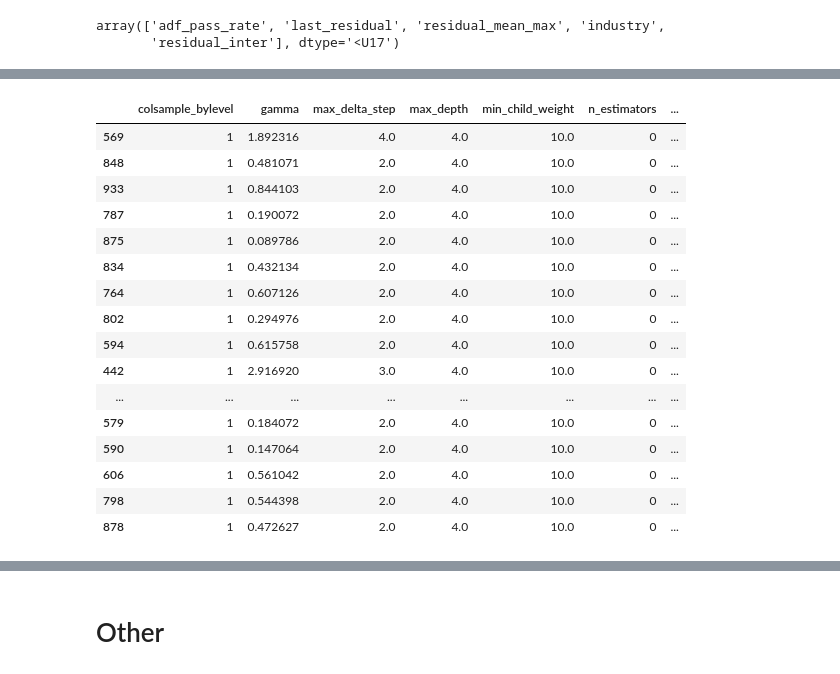
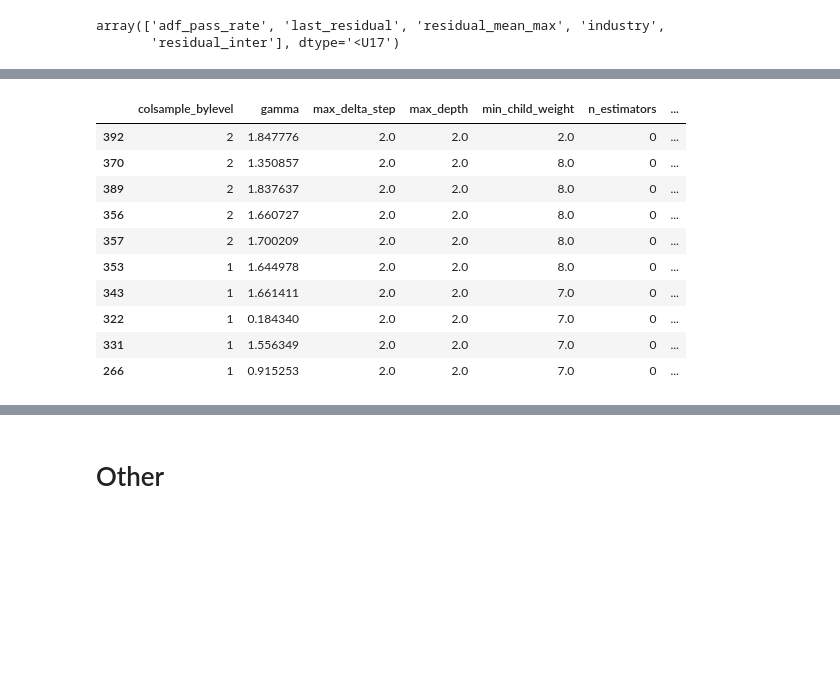
Before and after one commit to DomStan/stonk-rank, a Jupyter notebook: stonks_notebook.ipynb, the cells around one changed output, grey strips where cells are left out. Saved outputs shown, nothing was run; the diff lists cells and outputs as text; code cells hidden in the pictures; blank space fills up the shorter version.

```diff
--- a/stonks_notebook.ipynb
+++ b/stonks_notebook.ipynb
@@ -465,24 +491,18 @@ array([0.10213113, 0.11947197, 0.11750855, 0.5689818 , 0.0919065 ],
 # %%
 pd.set_option('display.max_rows', 100)
 # %%
-df_trials = pd.read_csv('data/trials_52_opt-ap0.6_evals-1000_minmax-scaling_noise_oos.csv')
-df_trials.sort_values('ap', ascending=False).head(50)
+df_trials = pd.read_csv('data/optimise-data-window-size_2_6_16.csv')
+df_trials.sort_values('ap', ascending=False).head(10)
 # %% [output]
 |  | colsample_bylevel | gamma | max_delta_step | max_depth | min_child_weight | n_estimators | ... |
-| 569 | 1 | 1.892316 | 4.0 | 4.0 | 10.0 | 0 | ... |
-| 848 | 1 | 0.481071 | 2.0 | 4.0 | 10.0 | 0 | ... |
-| 933 | 1 | 0.844103 | 2.0 | 4.0 | 10.0 | 0 | ... |
-| 787 | 1 | 0.190072 | 2.0 | 4.0 | 10.0 | 0 | ... |
-| 875 | 1 | 0.089786 | 2.0 | 4.0 | 10.0 | 0 | ... |
-| 834 | 1 | 0.432134 | 2.0 | 4.0 | 10.0 | 0 | ... |
-| 764 | 1 | 0.607126 | 2.0 | 4.0 | 10.0 | 0 | ... |
-| 802 | 1 | 0.294976 | 2.0 | 4.0 | 10.0 | 0 | ... |
-| 594 | 1 | 0.615758 | 2.0 | 4.0 | 10.0 | 0 | ... |
-| 442 | 1 | 2.916920 | 3.0 | 4.0 | 10.0 | 0 | ... |
-| ... | ... | ... | ... | ... | ... | ... | ... |
-| 579 | 1 | 0.184072 | 2.0 | 4.0 | 10.0 | 0 | ... |
-| 590 | 1 | 0.147064 | 2.0 | 4.0 | 10.0 | 0 | ... |
-| 606 | 1 | 0.561042 | 2.0 | 4.0 | 10.0 | 0 | ... |
-| 798 | 1 | 0.544398 | 2.0 | 4.0 | 10.0 | 0 | ... |
-| 878 | 1 | 0.472627 | 2.0 | 4.0 | 10.0 | 0 | ... |
+| 392 | 2 | 1.847776 | 2.0 | 2.0 | 2.0 | 0 | ... |
+| 370 | 2 | 1.350857 | 2.0 | 2.0 | 8.0 | 0 | ... |
+| 389 | 2 | 1.837637 | 2.0 | 2.0 | 8.0 | 0 | ... |
+| 356 | 2 | 1.660727 | 2.0 | 2.0 | 8.0 | 0 | ... |
+| 357 | 2 | 1.700209 | 2.0 | 2.0 | 8.0 | 0 | ... |
+| 353 | 1 | 1.644978 | 2.0 | 2.0 | 8.0 | 0 | ... |
+| 343 | 1 | 1.661411 | 2.0 | 2.0 | 7.0 | 0 | ... |
+| 322 | 1 | 0.184340 | 2.0 | 2.0 | 7.0 | 0 | ... |
+| 331 | 1 | 1.556349 | 2.0 | 2.0 | 7.0 | 0 | ... |
+| 266 | 1 | 0.915253 | 2.0 | 2.0 | 7.0 | 0 | ... |
 # %%
```
Also changed, not shown: parts of 19 cells of this notebook, 3 other files.
